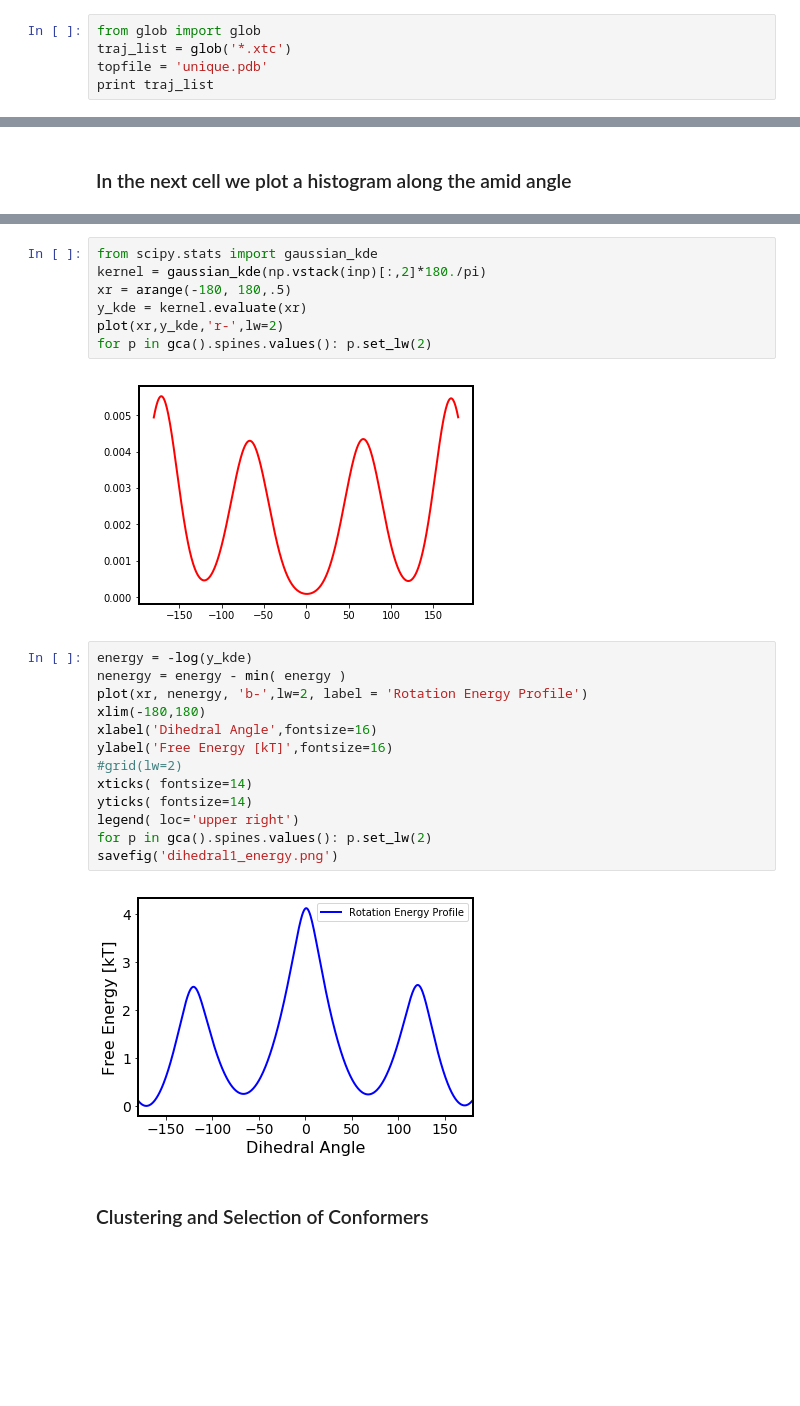
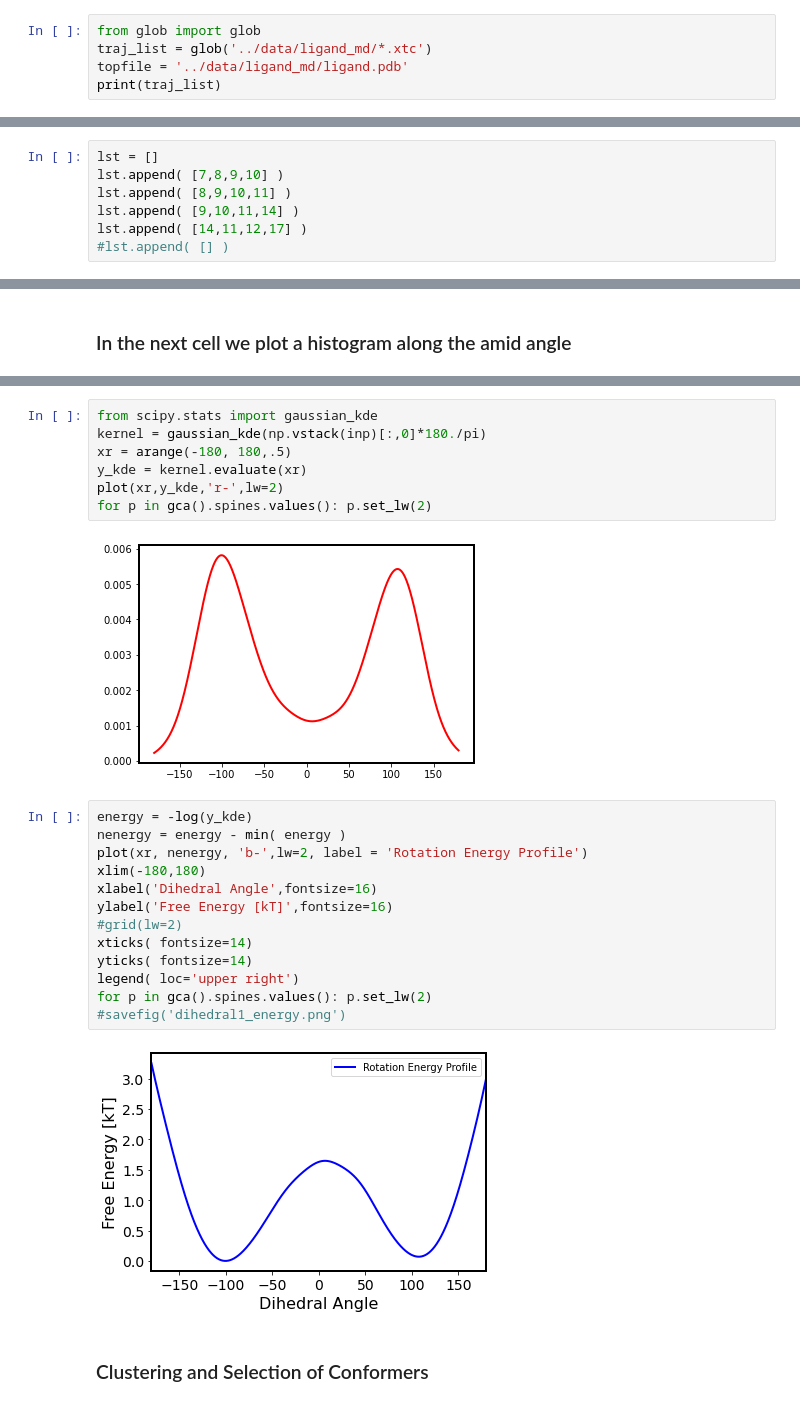
Before and after one commit to dseeliger/ITNLecture, a Jupyter notebook: notebooks/ligand_analyis.ipynb, the cells around one changed output, grey strips where cells are left out. Drawn from its saved outputs; the diff is of its cells as text; blank space fills up the shorter version.

```diff
--- a/notebooks/ligand_analyis.ipynb
+++ b/notebooks/ligand_analyis.ipynb
@@ -89,7 +116,7 @@ m = Model('unique.pdb')
 <h3> Now we get the paths of the trajectories into a list. We also need a reference pdb file</h3>
 # %%
 from glob import glob
-traj_list = glob('*.xtc')
-topfile = 'unique.pdb'
-print traj_list
+traj_list = glob('../data/ligand_md/*.xtc')
+topfile = '../data/ligand_md/ligand.pdb'
+print(traj_list)
 # %% [output]
@@ -154,3 +126,10 @@ C22 26
+# %%
+lst = []
+lst.append( [7,8,9,10] )
+lst.append( [8,9,10,11] )
+lst.append( [9,10,11,14] )
+lst.append( [14,11,12,17] )
+#lst.append( [] )
 # %%
 DrawingOptions.includeAtomNumbers = False
 DrawingOptions.elemDict = {0:[0.5,0.5,0.5]}
@@ -271,26 +228,26 @@ xticks(fontsize=18)
 # %%
 from scipy.stats import gaussian_kde
-kernel = gaussian_kde(np.vstack(inp)[:,2]*180./pi)
+kernel = gaussian_kde(np.vstack(inp)[:,0]*180./pi)
 xr = arange(-180, 180,.5)
 y_kde = kernel.evaluate(xr)
 plot(xr,y_kde,'r-',lw=2)
 for p in gca().spines.values(): p.set_lw(2)
 # %% [output]
-[figure, old version]
+[figure, new version]
 # %%
 energy = -log(y_kde)
 nenergy = energy - min( energy )
 plot(xr, nenergy, 'b-',lw=2, label = 'Rotation Energy Profile')
 xlim(-180,180)
 xlabel('Dihedral Angle',fontsize=16)
 ylabel('Free Energy [kT]',fontsize=16)
 #grid(lw=2)
 xticks( fontsize=14)
 yticks( fontsize=14)
 legend( loc='upper right')
 for p in gca().spines.values(): p.set_lw(2)
-savefig('dihedral1_energy.png')
+#savefig('dihedral1_energy.png')
 # %% [output]
-[figure, old version]
+[figure, new version]
 # %% [markdown]
 <h3> Clustering and Selection of Conformers</h3>
```
Also changed, not shown: parts of 52 cells of this notebook, 1 other file.
